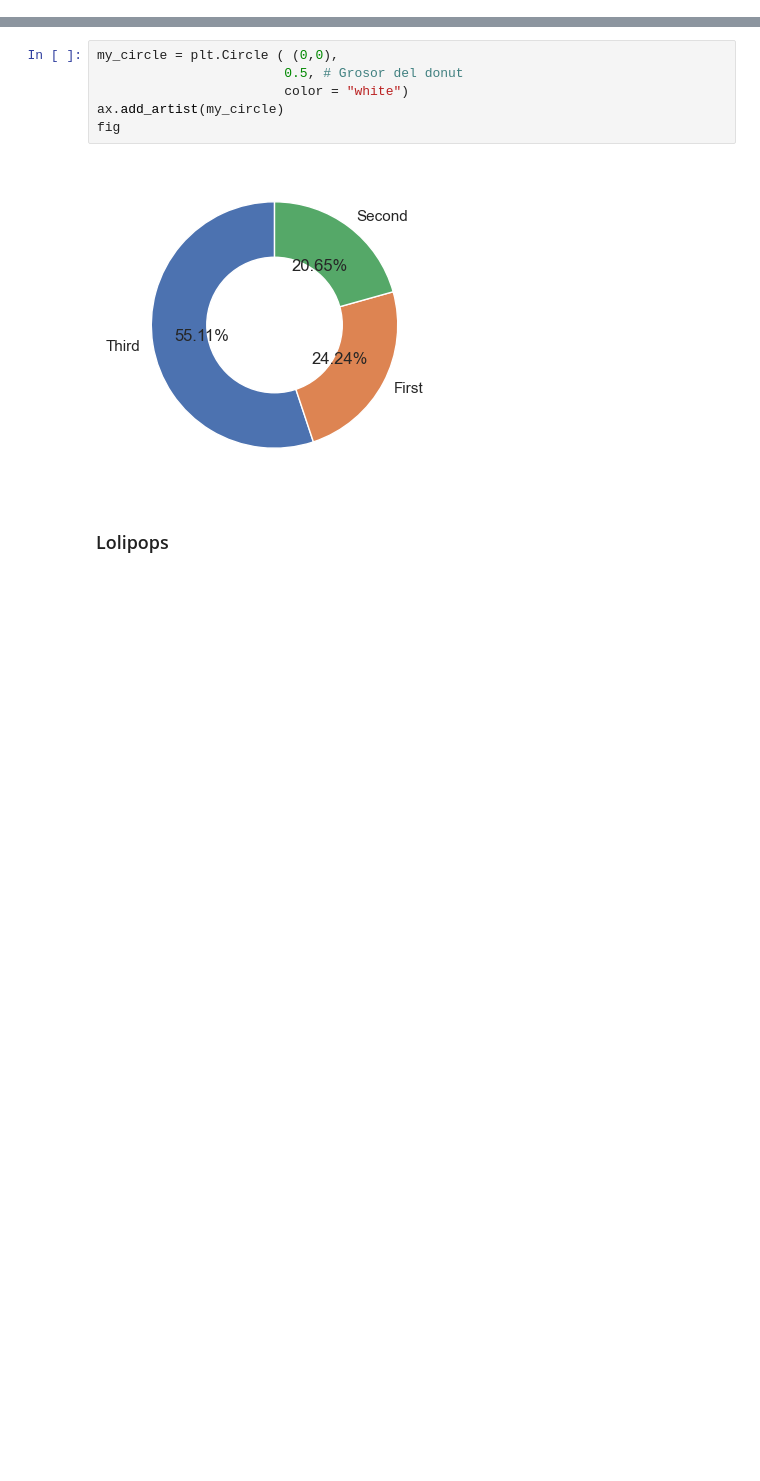
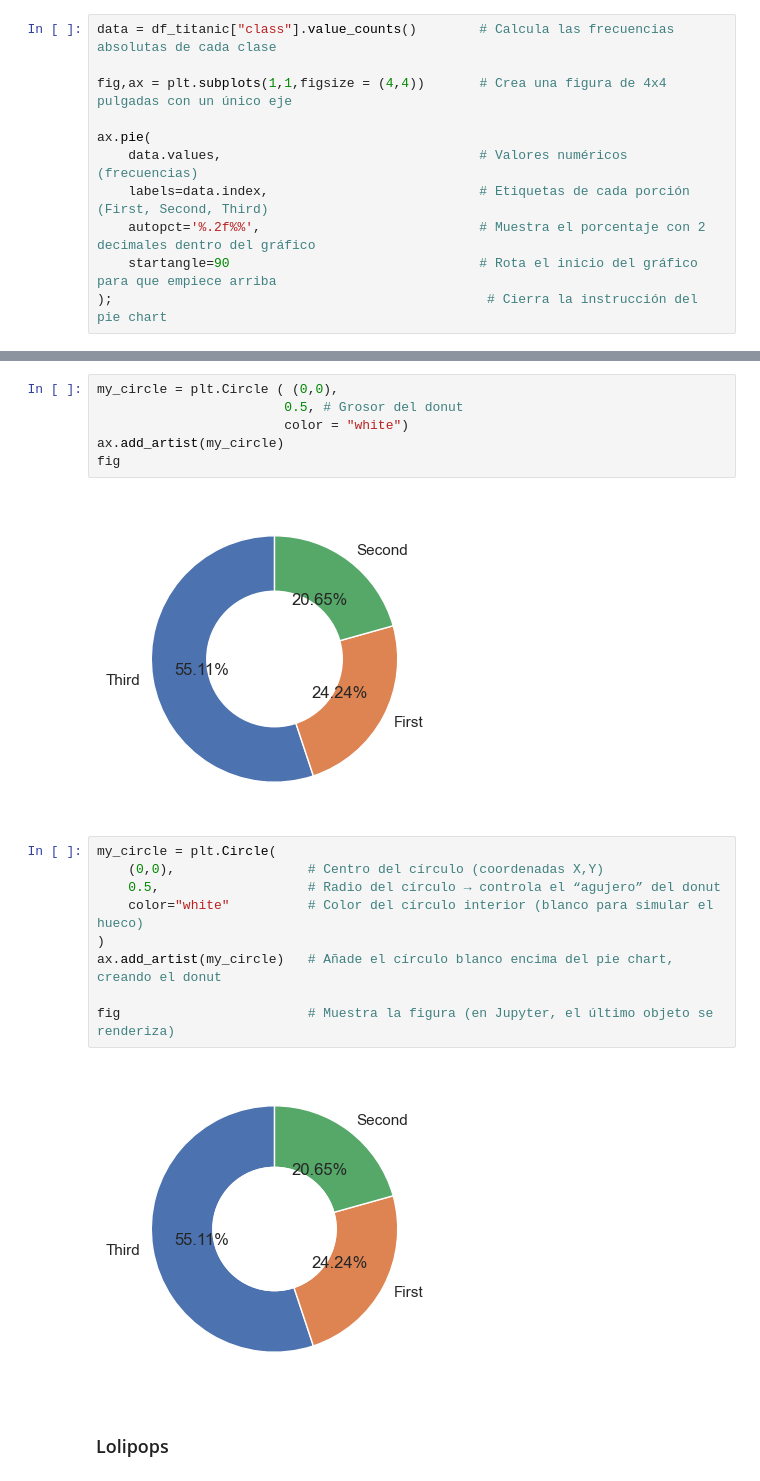
Before and after one commit to MHHsim/DS-Online-Marta-Harana, a Jupyter notebook: 03_Data_Analysis/Sprint_08/Unidad_02_Visualizacion_Avanzada_Seaborn/01_Workout/02_Visualizacion_Una_Variable_I.ipynb, the cells around one changed output, grey strips where cells are left out. Cells and saved outputs as stored; diff of their text form; blank space fills up the shorter version.

```diff
--- a/03_Data_Analysis/Sprint_08/Unidad_02_Visualizacion_Avanzada_Seaborn/01_Workout/02_Visualizacion_Una_Variable_I.ipynb
+++ b/03_Data_Analysis/Sprint_08/Unidad_02_Visualizacion_Avanzada_Seaborn/01_Workout/02_Visualizacion_Una_Variable_I.ipynb
@@ -91,3 +185,14 @@ ax.pie(data.values,
         autopct='%.2f%%', startangle= 90); # dentro del quesito
 # %% [output]
 [figure]
+# %%
+data = df_titanic["class"].value_counts()        # Calcula las frecuencias absolutas de cada clase
+
+fig,ax = plt.subplots(1,1,figsize = (4,4))       # Crea una figura de 4x4 pulgadas con un único eje
+
+ax.pie(
+    data.values,                                 # Valores numéricos (frecuencias)
+    labels=data.index,                           # Etiquetas de cada porción (First, Second, Third)
+    autopct='%.2f%%',                            # Muestra el porcentaje con 2 decimales dentro del gráfico
+    startangle=90                                # Rota el inicio del gráfico para que empiece arriba
+);                                                # Cierra la instrucción del pie chart
@@ -101,6 +208,17 @@ ax.add_artist(my_circle)
 fig
 # %% [output]
 [figure]
+# %%
+my_circle = plt.Circle(
+    (0,0),                 # Centro del círculo (coordenadas X,Y)
+    0.5,                   # Radio del círculo → controla el “agujero” del donut
+    color="white"          # Color del círculo interior (blanco para simular el hueco)
+)
+ax.add_artist(my_circle)   # Añade el círculo blanco encima del pie chart, creando el donut
+
+fig                        # Muestra la figura (en Jupyter, el último objeto se renderiza)
+# %% [output]
+[figure, added]
 # %% [markdown]
 ### Lolipops
 # %% [markdown]
```
Also changed, not shown: parts of 7 cells of this notebook, 2 other files.
